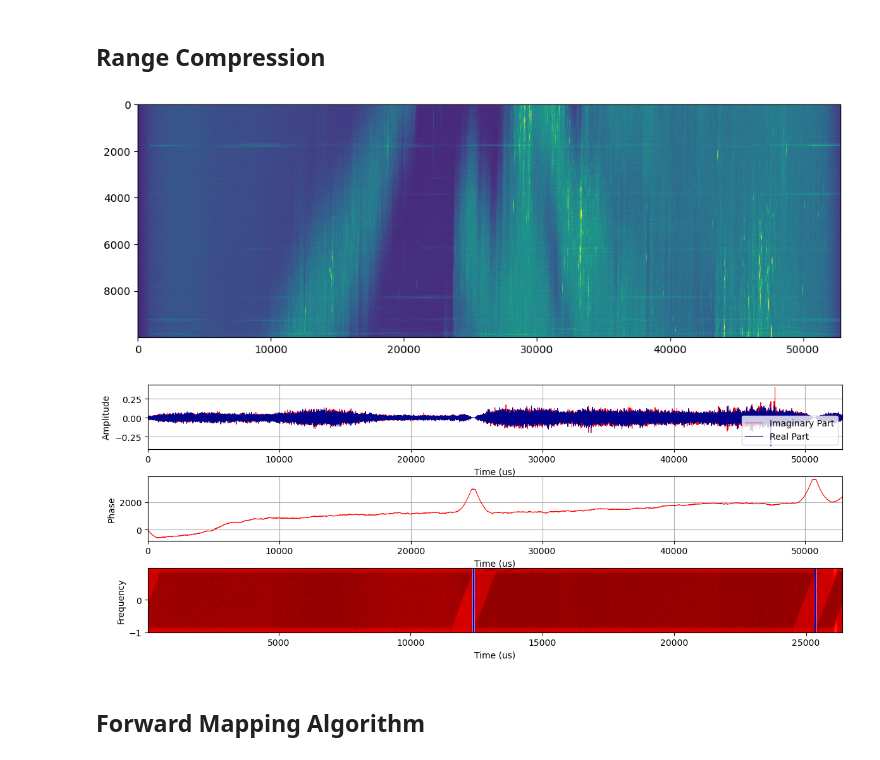
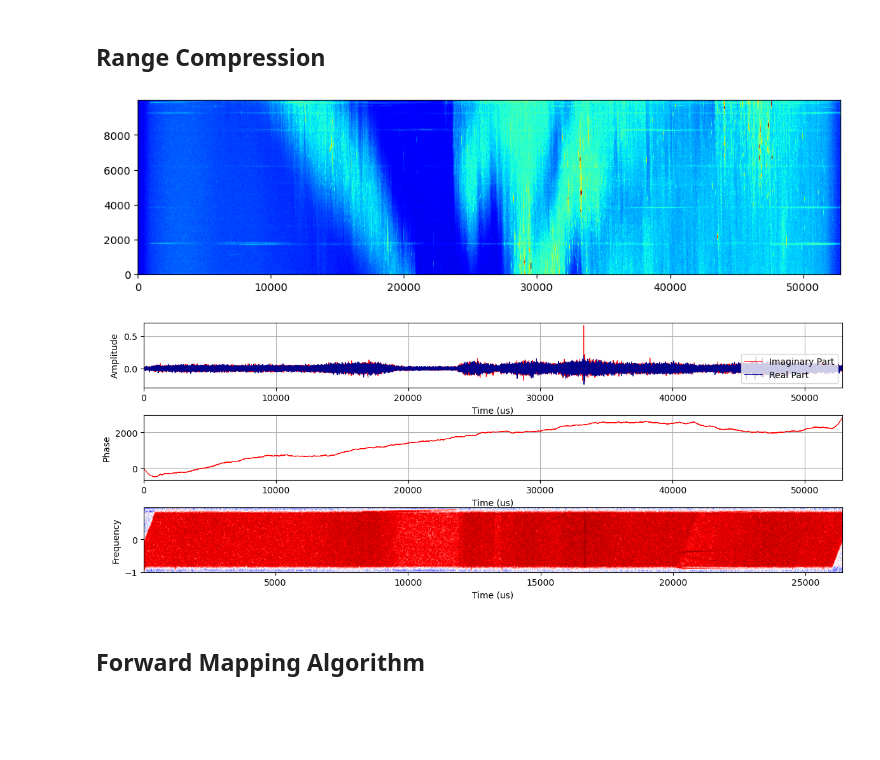
Before and after one commit to AndrewPlayer3/sar_processing, a Jupyter notebook: nisar_level0/nisar-eval.ipynb, the cells around one changed output. Cells and saved outputs as stored; diff of their text form; code cells hidden in the pictures; blank space fills up the shorter version.

```diff
--- a/nisar_level0/nisar-eval.ipynb
+++ b/nisar_level0/nisar-eval.ipynb
@@ -127,0 +154,16 @@ plot_signal_components(decoded[9205, :])
+# %%
+# Nominally, a BLU estimator is used, but linear interp is used here because I'm lazy:
+for az_index in range(1, num_az - 1):
+    az_line = decoded[az_index, :]
+    zeros = az_line == 0.0
+
+    tm1 = packet_times[az_index - 1]
+    t0 = packet_times[az_index]
+    tp1 = packet_times[az_index + 1]
+
+    t_span = tp1 - tm1
+    a = (t0 - tm1) / t_span
+    b = (tp1 - t0) / t_span
+
+    decoded[az_index, :][zeros] = (a * decoded[az_index - 1, :][zeros]) + (b * decoded[az_index + 1, :][zeros])
+    decoded[az_index, :][zeros] *= 1.2
@@ -143,15 +193,20 @@ chirp = np.asarray(product['science']['LSAR']['RRSD']['swaths']['frequencyA']['t
 num_az, num_rng = decoded.shape
 chirp_len = chirp.size
 ref_len = num_rng + 2 * chirp_len
-reference_1 = np.zeros(ref_len, dtype=np.complex64)
+
+reference = np.zeros(ref_len, dtype=np.complex64)
 start = int(np.floor( (ref_len - chirp_len) / 2))
 end = start + chirp_len
-reference_1[start:end] = chirp
+reference[start:end] = chirp
 
-reference_1 = fft(reference_1)
-reference_1 /= np.sqrt(np.sum(np.abs(reference_1)**2) / ref_len)
-reference_1 *= (1 / chirp_len) * np.sqrt(range_bandwidth / sample_rate)
+reference = fft(reference)
+reference /= np.sqrt(np.sum(np.abs(reference)**2) / ref_len)
+reference *= (1 / chirp_len) * np.sqrt(range_bandwidth / sample_rate)
 # %%
 decoded = np.pad(decoded, ((0, 0), (chirp_len, chirp_len)))
+
+rc_subset = ifftshift(ifft(fft(decoded) * np.conj(reference), axis=1), 1)
+rc_subset = rc_subset[:, chirp_len:chirp_len+num_rng]
+
+decoded = None
+del decoded
-# %%
-rc_subset = ifftshift(ifft(fft(decoded) * np.conj(reference_1), axis=1), 1)
@@ -163,15 +213,11 @@ del decoded
 # %%
-# %matplotlib qt
-%matplotlib inline
-plt.imshow(np.abs(rc_subset), vmin=0, vmax=0.1, aspect='auto')
-plt.show()
+plot_signals(rc_subset, do_pop_out=False)
 # %% [output]
-[figure, old version]
+[figure, new version]
 # %%
-%matplotlib inline
-plot_signal_components(rc_subset[9205, :num_rng])
+plot_signal_components(rc_subset[5000, :num_rng])
 # %% [output]
-[figure, old version]
+[figure, new version]
 # %% [markdown]
 ## Forward Mapping Algorithm
 # %% [markdown]
```
Also changed, not shown: parts of 30 cells of this notebook.
